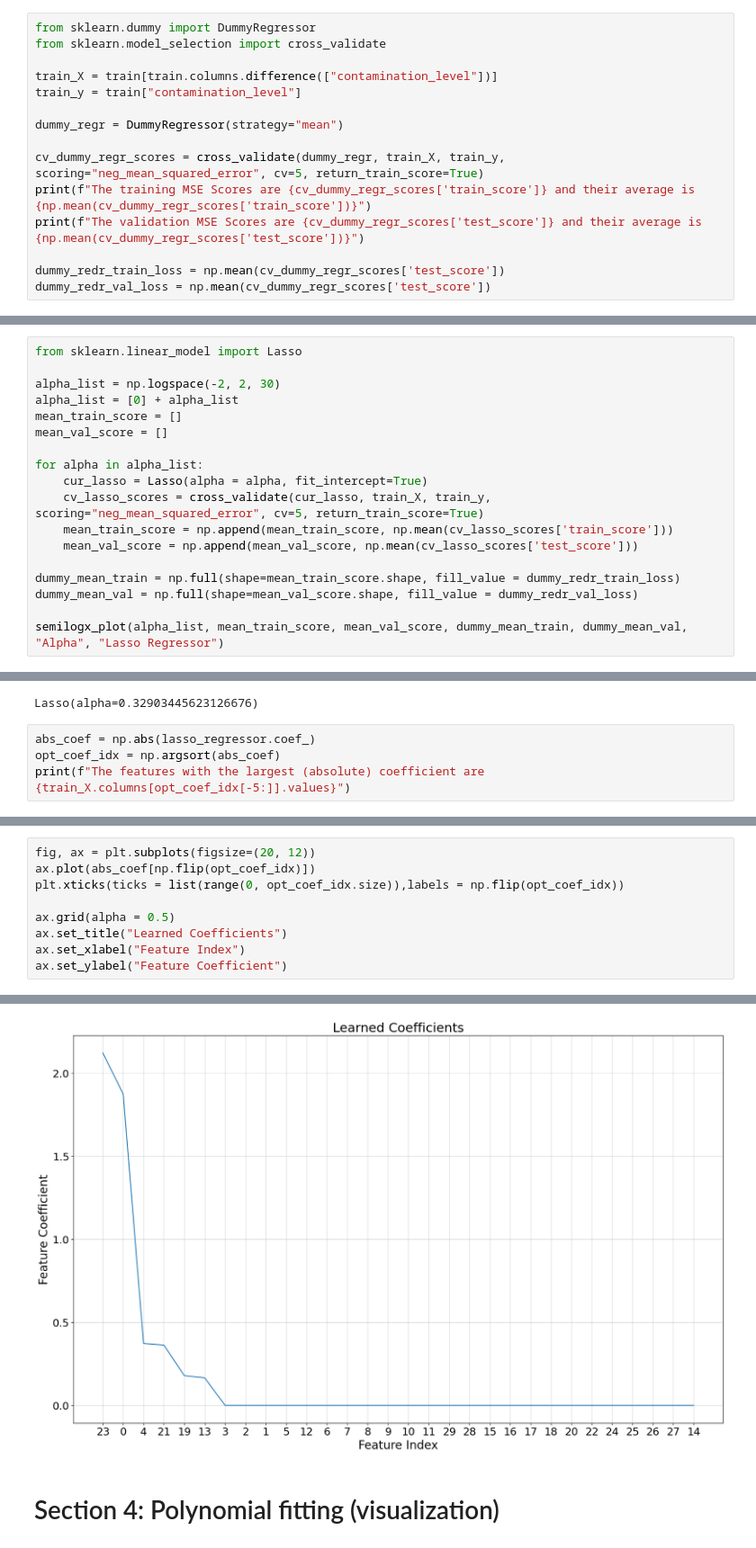
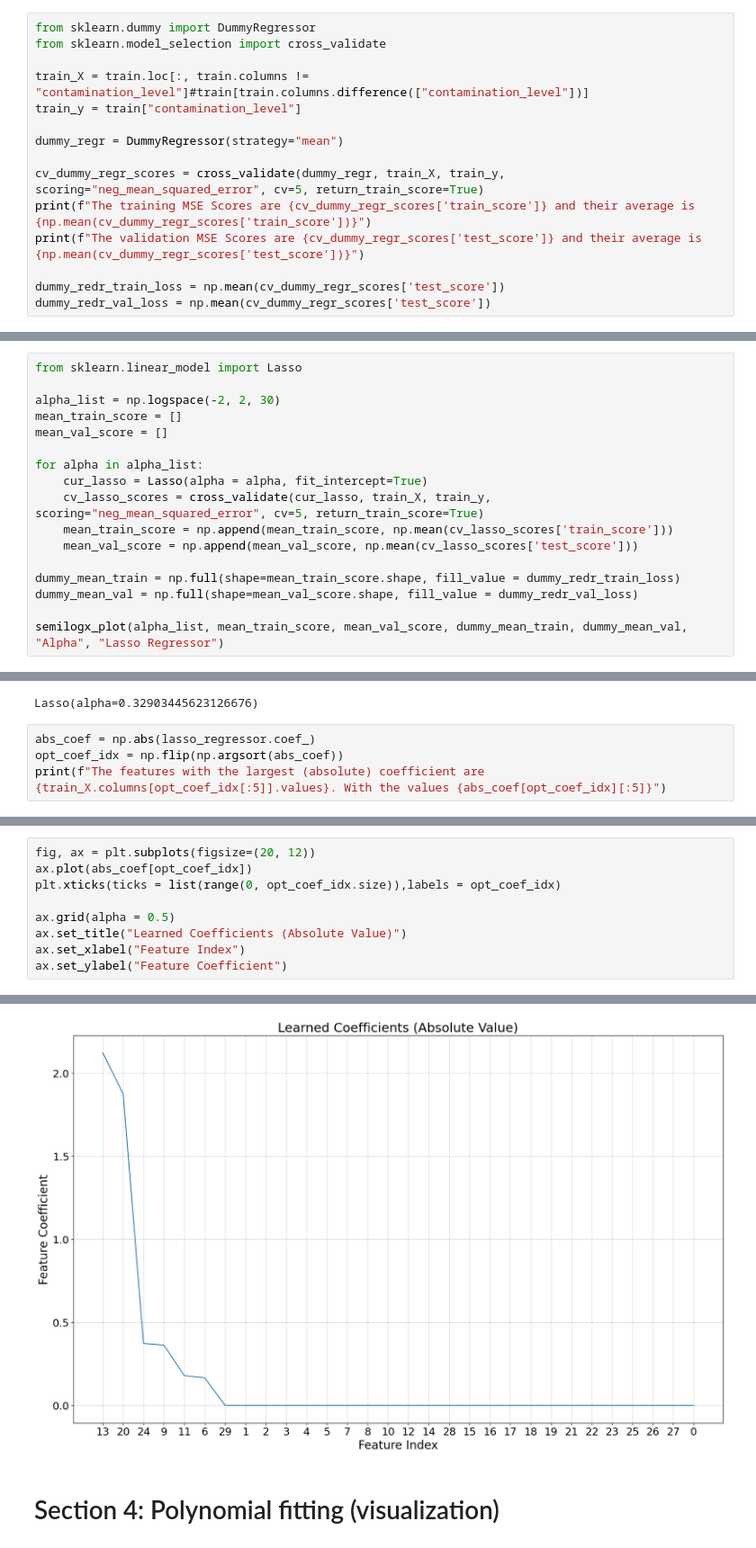
Before and after one commit to Ofir-Manor/Long3, a Jupyter notebook: 316084623-311288203.ipynb, the cells around one changed output, grey strips where cells are left out. Shown at 90% size. Cells and saved outputs as stored; diff of their text form.

```diff
--- a/316084623-311288203.ipynb
+++ b/316084623-311288203.ipynb
@@ -185,7 +185,7 @@ lr size = 0.1, Best train loss = 93.25528699440298, Best validation loss = 117.4
 from sklearn.dummy import DummyRegressor
 from sklearn.model_selection import cross_validate
 
-train_X = train[train.columns.difference(["contamination_level"])]
+train_X = train.loc[:, train.columns != "contamination_level"]#train[train.columns.difference(["contamination_level"])]
 train_y = train["contamination_level"]
 
 dummy_regr = DummyRegressor(strategy="mean")
@@ -263,7 +263,6 @@ LinearRegressor(lr=0.01)
 from sklearn.linear_model import Lasso
 
 alpha_list = np.logspace(-2, 2, 30)
-alpha_list = [0] + alpha_list
 mean_train_score = []
 mean_val_score = []
 
@@ -292,6 +293,6 @@ lasso_regressor.fit(train_X, train_y)
 Lasso(alpha=0.32903445623126676)
 # %%
 abs_coef = np.abs(lasso_regressor.coef_)
-opt_coef_idx = np.argsort(abs_coef)
-print(f"The features with the largest (absolute) coefficient are {train_X.columns[opt_coef_idx[-5:]].values}")
+opt_coef_idx = np.flip(np.argsort(abs_coef))
+print(f"The features with the largest (absolute) coefficient are {train_X.columns[opt_coef_idx[:5]].values}. With the values {abs_coef[opt_coef_idx][:5]}")
 # %% [output]
@@ -301,15 +302,15 @@ The features with the largest (absolute) coefficient are ['household_income' 'nu
 # %%
 fig, ax = plt.subplots(figsize=(20, 12))
-ax.plot(abs_coef[np.flip(opt_coef_idx)])
-plt.xticks(ticks = list(range(0, opt_coef_idx.size)),labels = np.flip(opt_coef_idx))
+ax.plot(abs_coef[opt_coef_idx])
+plt.xticks(ticks = list(range(0, opt_coef_idx.size)),labels = opt_coef_idx)
 
 ax.grid(alpha = 0.5)
-ax.set_title("Learned Coefficients")
+ax.set_title("Learned Coefficients (Absolute Value)")
 ax.set_xlabel("Feature Index")
 ax.set_ylabel("Feature Coefficient")
 # %% [output]
 Text(0, 0.5, 'Feature Coefficient')
-[figure, old version]
+[figure, new version]
 # %% [markdown]
 # Section 4: Polynomial fitting (visualization)
 # %% [markdown]
```
Also changed, not shown: parts of 27 cells of this notebook, 1 other file.
